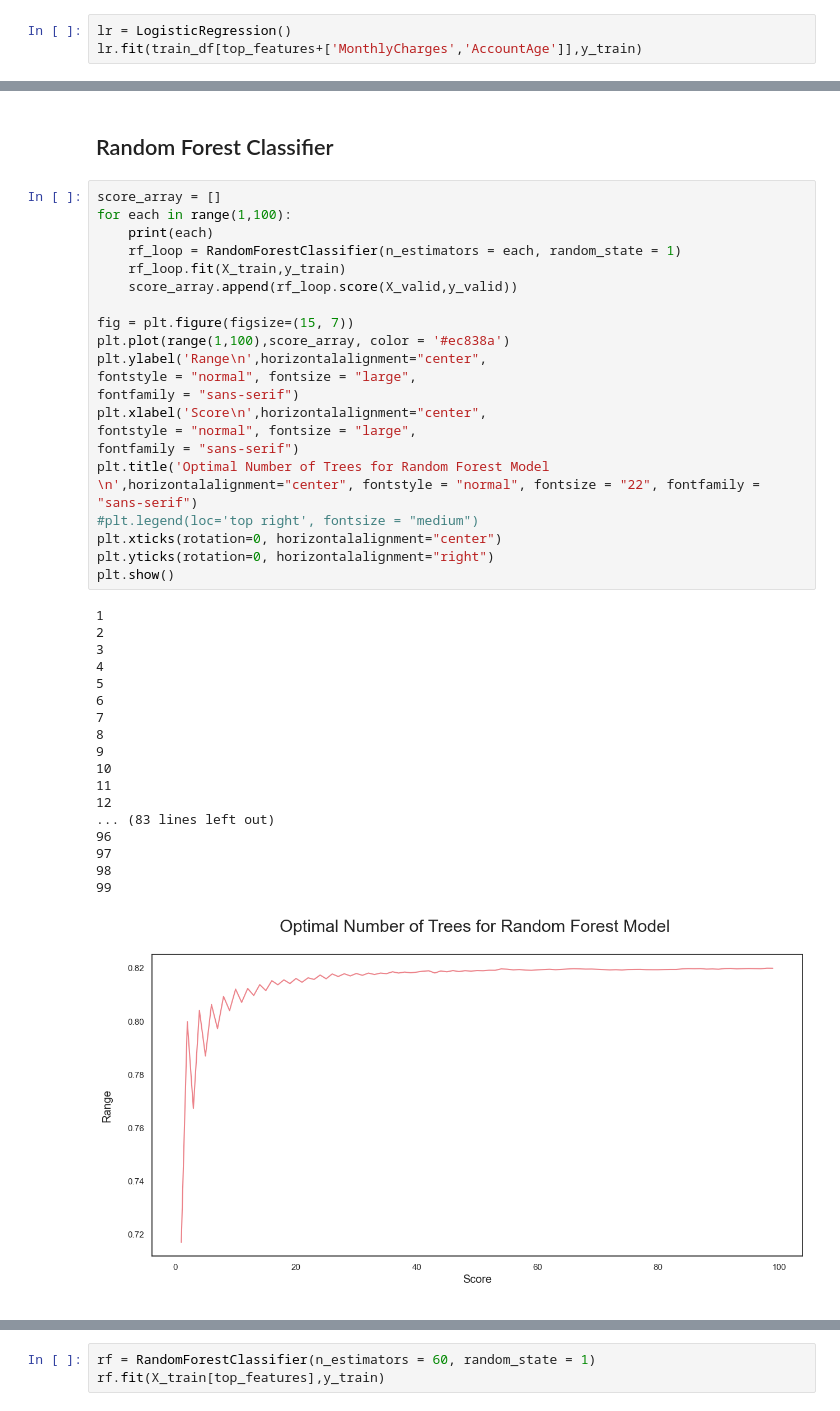
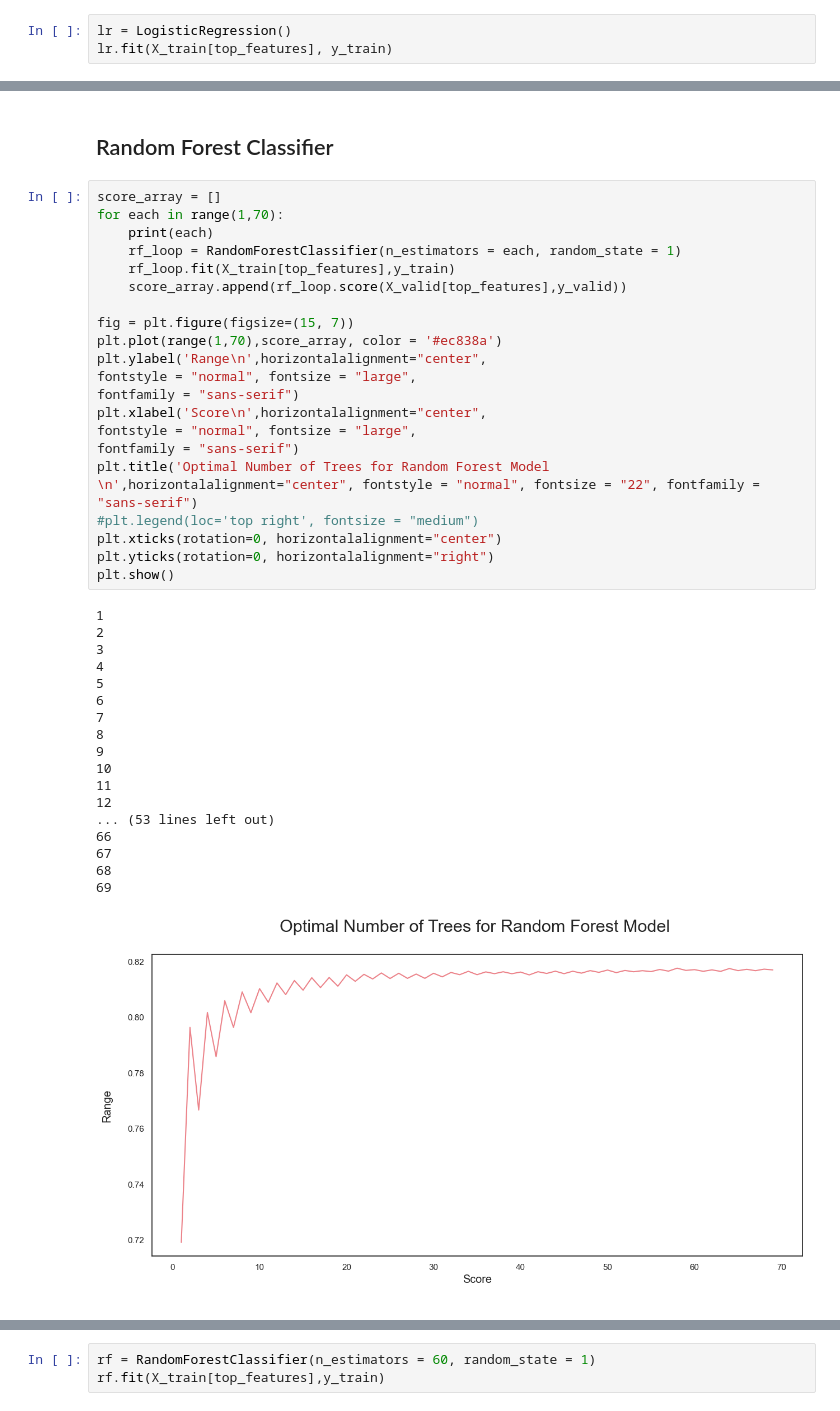
Before and after one commit to laksath/churn_prediction, a Jupyter notebook: ChurnPrediction.ipynb, the cells around one changed output, grey strips where cells are left out. Cells and saved outputs as stored; diff of their text form.

```diff
--- a/ChurnPrediction.ipynb
+++ b/ChurnPrediction.ipynb
@@ -994,4 +978,4 @@ train_df[top_features]
 # %%
 lr = LogisticRegression()
-lr.fit(train_df[top_features+['MonthlyCharges','AccountAge']],y_train)
+lr.fit(X_train[top_features], y_train)
 # %% [output]
@@ -1071,41 +1040,41 @@ accuracy: 0.8187989663234752
 ## Random Forest Classifier
 # %%
 score_array = []
-for each in range(1,100):
+for each in range(1,70):
     print(each)
     rf_loop = RandomForestClassifier(n_estimators = each, random_state = 1)
-    rf_loop.fit(X_train,y_train)
-    score_array.append(rf_loop.score(X_valid,y_valid))
+    rf_loop.fit(X_train[top_features],y_train)
+    score_array.append(rf_loop.score(X_valid[top_features],y_valid))
 
 fig = plt.figure(figsize=(15, 7))
-plt.plot(range(1,100),score_array, color = '#ec838a')
+plt.plot(range(1,70),score_array, color = '#ec838a')
 plt.ylabel('Range\n',horizontalalignment="center",
 fontstyle = "normal", fontsize = "large",
 fontfamily = "sans-serif")
 plt.xlabel('Score\n',horizontalalignment="center",
 fontstyle = "normal", fontsize = "large",
 fontfamily = "sans-serif")
 plt.title('Optimal Number of Trees for Random Forest Model \n',horizontalalignment="center", fontstyle = "normal", fontsize = "22", fontfamily = "sans-serif")
 #plt.legend(loc='top right', fontsize = "medium")
 plt.xticks(rotation=0, horizontalalignment="center")
 plt.yticks(rotation=0, horizontalalignment="right")
 plt.show()
 # %% [output]
 1
 2
 3
 4
 5
 6
 7
 8
 9
 10
 11
 12
-... (83 lines left out)
-96
-97
-98
-99
+... (53 lines left out)
+66
+67
+68
+69
-[figure, old version]
+[figure, new version]
```
Also changed, not shown: parts of 27 cells of this notebook, 1 other file.
